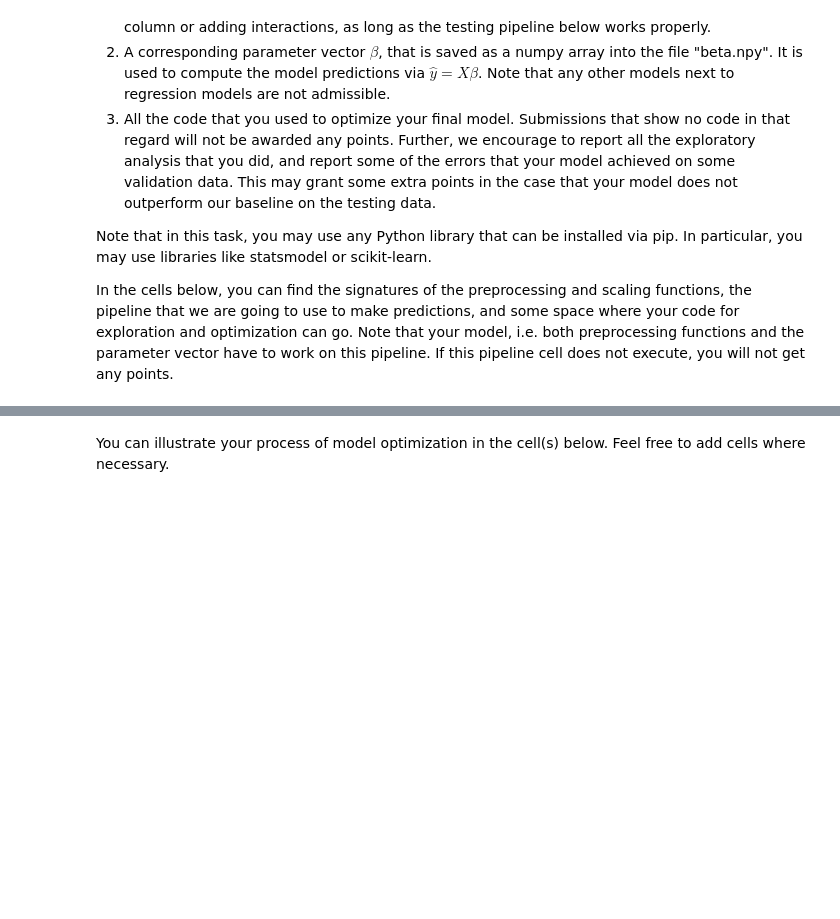
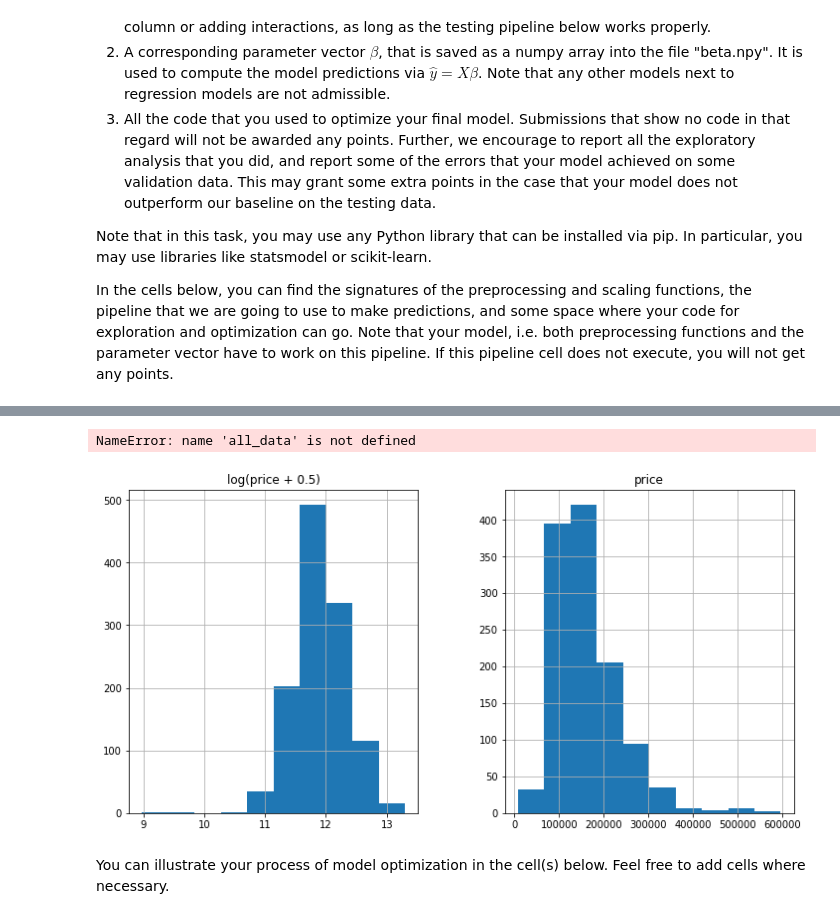
Before and after one commit to MaDolphin/Social-Data-Science, a Jupyter notebook: assignment_2/sunwen_home_assignment_2.ipynb, the cells around one changed output, grey strips where cells are left out. Cells and saved outputs as stored; diff of their text form; code cells hidden in the pictures; blank space fills up the shorter version.

```diff
--- a/assignment_2/sunwen_home_assignment_2.ipynb
+++ b/assignment_2/sunwen_home_assignment_2.ipynb
@@ -181,3 +175,23 @@ Price                                   0.201861  1.000000
+# %%
+# log transform
+matplotlib.rcParams['figure.figsize'] = (12.0, 6.0)
+prices = pd.DataFrame({"price":df_train["Price"], "log(price + 0.5)":np.log1p(df_train["Price"])})
+prices.hist()
+
+#log transform the target:
+df_train["Price"] = np.log1p(df_train["Price"])
+
+#log transform skewed numeric features:
+numeric_feats = all_data.dtypes[all_data.dtypes != "object"].index
+
+skewed_feats = train[numeric_feats].apply(lambda x: skew(x.dropna())) #compute skewness
+skewed_feats = skewed_feats[skewed_feats > 0.75]
+skewed_feats = skewed_feats.index
+
+all_data[skewed_feats] = np.log1p(all_data[skewed_feats])
+# %% [output]
+NameError: name 'all_data' is not defined
+[figure, added]
 # %%
 # signature of preprocessing & scaling functions - you MUST use these function signatures in your final submission.
 
```
Also changed, not shown: parts of 2 cells of this notebook.
